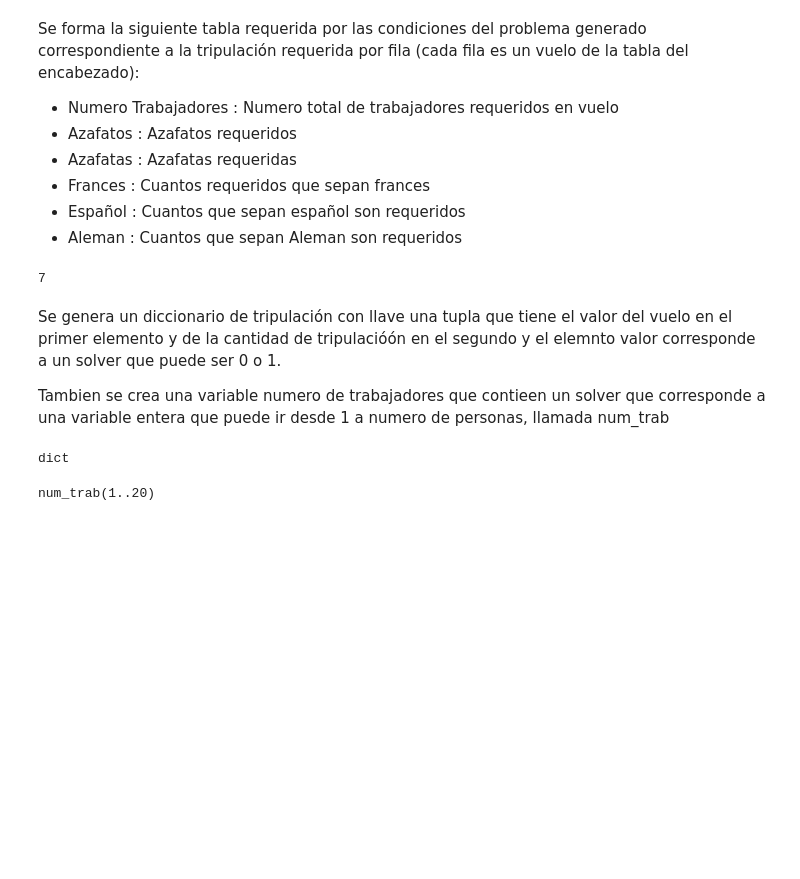
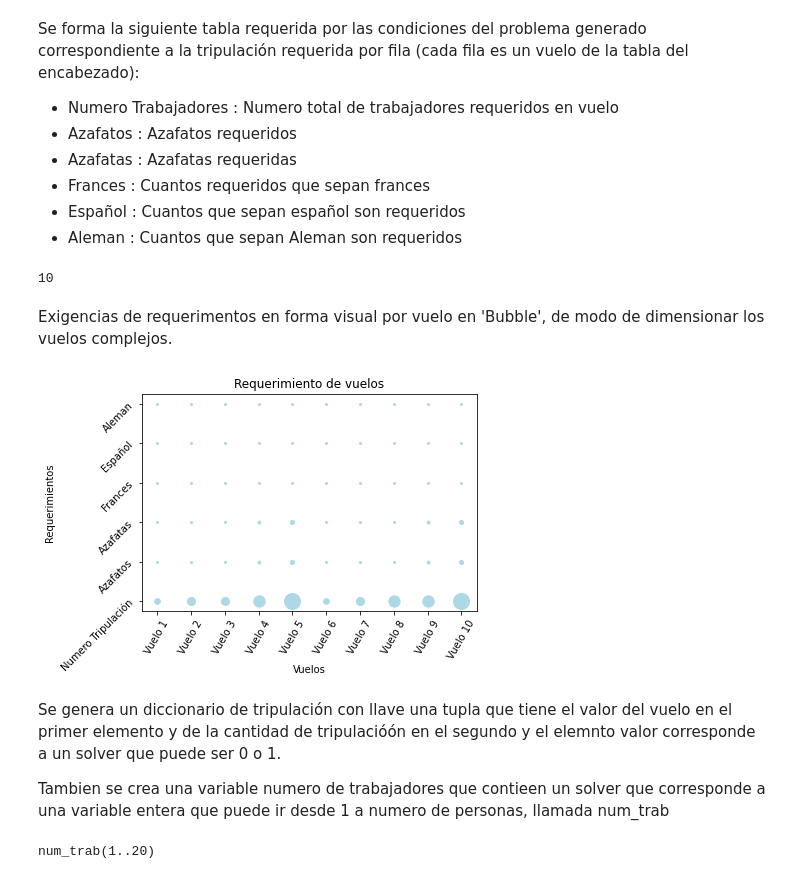
Before and after one commit to lmedinelli/UAIAI, a Jupyter notebook: mod2_heuristics/Tarea2_Constrain_Programming.ipynb, the cells around one changed output. Cells and saved outputs as stored; diff of their text form; code cells hidden in the pictures; blank space fills up the shorter version.

```diff
--- a/mod2_heuristics/Tarea2_Constrain_Programming.ipynb
+++ b/mod2_heuristics/Tarea2_Constrain_Programming.ipynb
@@ -141,9 +157,28 @@ tripulacion_requerida = [
                          ]
 
 numero_vuelos = len(tripulacion_requerida)  # numero de vuelos
-tripulacion_requerida[9][0]
 # %% [output]
-7
+10
+# %% [markdown]
+Exigencias de requerimentos en forma visual por vuelo en 'Bubble', de modo de dimensionar los vuelos complejos.
+# %%
+i=0
+lista_vuelos = []
+for vuelo in range(numero_vuelos):
+    l=0
+    lista_vuelos.append("Vuelo "+str(vuelo+1))
+    for trip in tripulacion_requerida[i]:
+        plt.scatter(lista_vuelos[vuelo],l+1,c='lightblue',s=2*(2**trip))
+        l=l+1
+    i=i+1
+plt.xticks(rotation=60)
+plt.title('Requerimiento de vuelos')
+plt.yticks([1, 2, 3, 4, 5,6], [ 'Numero Tripulación','Azafatos', 'Azafatas', 'Frances', 'Español', 'Aleman'],rotation=45)
+plt.xlabel("Vuelos")
+plt.ylabel("Requerimientos")
+plt.show()
+# %% [output]
+[figure, added]
 # %% [markdown]
 Se genera un diccionario de tripulación con llave una tupla que tiene el valor del vuelo en el primer elemento y de la cantidad de tripulacióón en el segundo y el elemnto valor corresponde a un solver que puede ser 0 o 1.
 
@@ -161,7 +196,3 @@ tripulacion_f = [ tripulacion[(i, j)] for i in range(mumero_vuelos) for j in ran
 
   # numero de personas trabajando
 num_trab = solver.IntVar(1, personas, "num_trab")
-# %%
-type(tripulacion)
-# %% [output]
-dict
```
Also changed, not shown: parts of 12 cells of this notebook.
